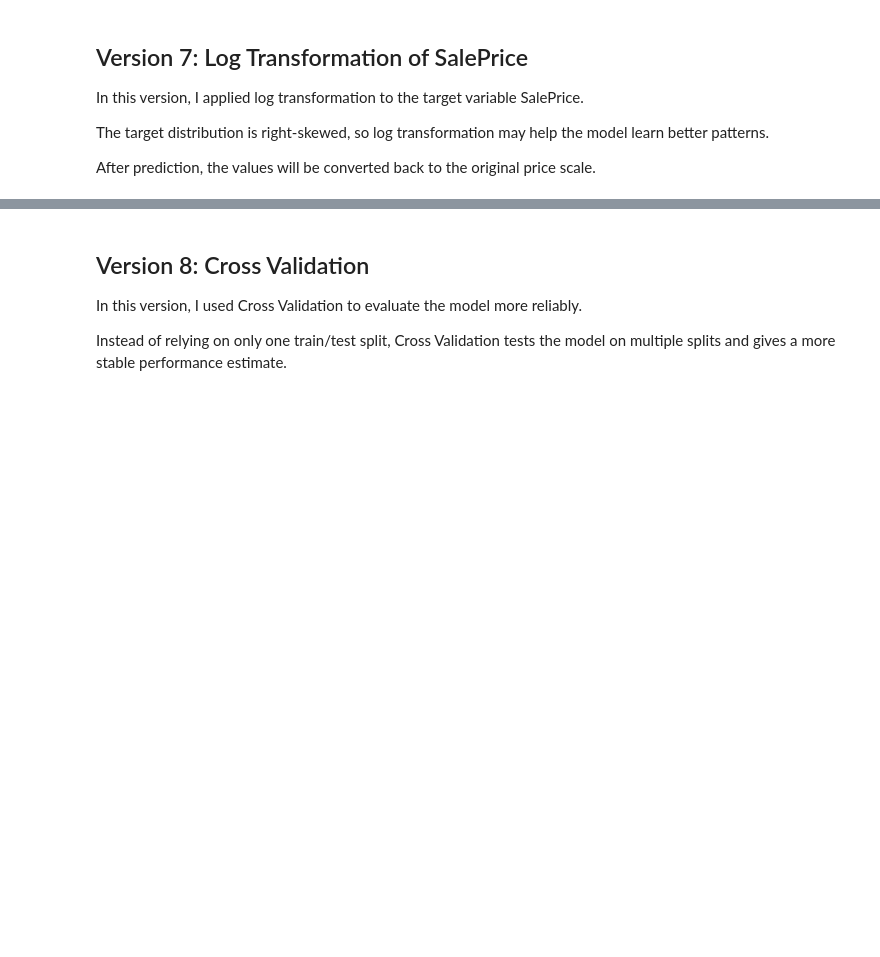
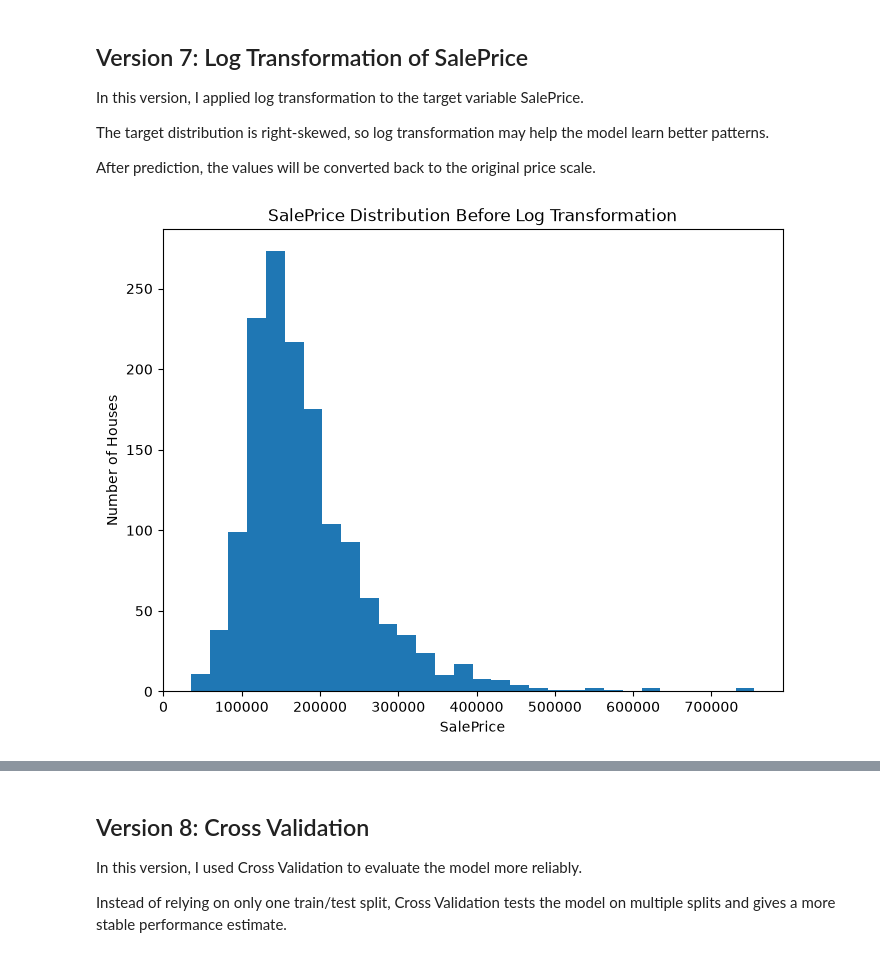
Before and after one commit to raghadnedal/house-price-prediction, a Jupyter notebook: house_price_prediction.ipynb, the cells around one changed output, grey strips where cells are left out. Cells and saved outputs as stored; diff of their text form; code cells hidden in the pictures; blank space fills up the shorter version.

```diff
--- a/house_price_prediction.ipynb
+++ b/house_price_prediction.ipynb
@@ -703,3 +703,11 @@ In this version, I investigated extreme outliers, especially houses with very la
 The goal is to check whether removing extreme outliers improves model performance.
 
 Outliers should not be removed randomly. They must be analyzed first.
+# %%
+# Check houses with very large living area but relatively low sale price
+outliers = df_clean[(df_clean["GrLivArea"] > 4000) & (df_clean["SalePrice"] < 300000)]
+
+outliers[["Id", "GrLivArea", "SalePrice", "OverallQual", "Neighborhood"]]
+df_no_outliers=df_clean.drop(index=outliers.index)
+print("Original shape:", df_clean.shape)
+print("After removing outliers:", df_no_outliers.shape)
@@ -711,3 +783,13 @@ In this version, I applied log transformation to the target variable SalePrice.
 The target distribution is right-skewed, so log transformation may help the model learn better patterns.
 
 After prediction, the values will be converted back to the original price scale.
+# %%
+# Compare SalePrice distribution before and after log transformation
+plt.figure(figsize=(8,6))
+plt.hist(df_no_outliers["SalePrice"],bins=30)
+plt.xlabel("SalePrice")
+plt.ylabel("Number of Houses")
+plt.title("SalePrice Distribution Before Log Transformation")
+plt.show()
+# %% [output]
+[figure, added]
```
Also changed, not shown: parts of 21 cells of this notebook.
